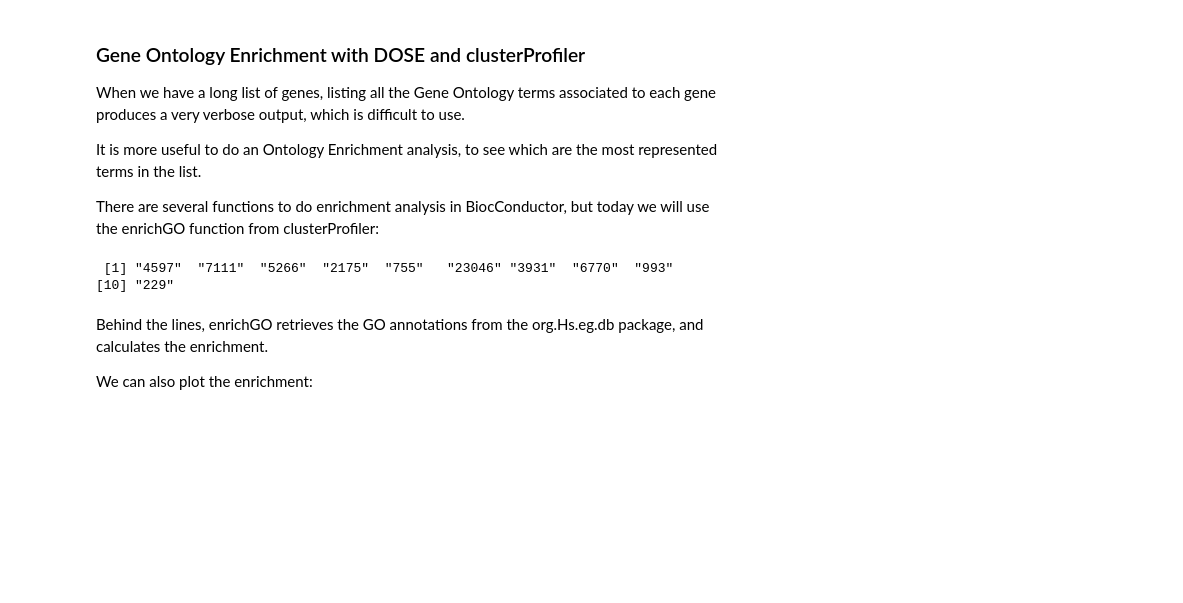
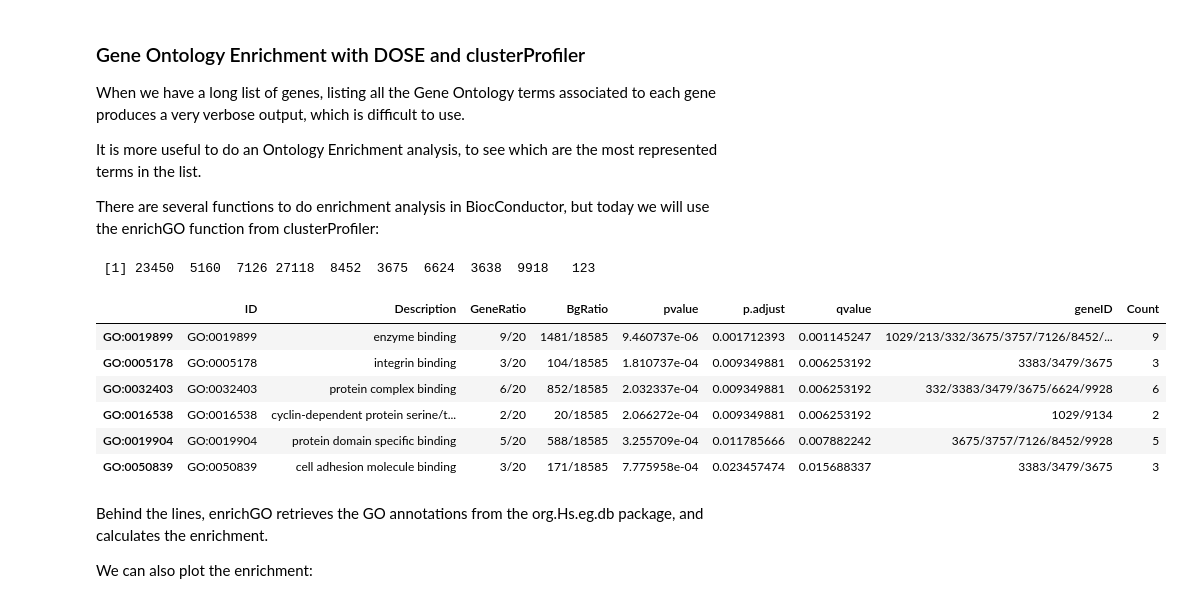
Before and after one commit to dalloliogm/belgrade_unix_intro, a Jupyter notebook: PEB Bioconductor workshop.ipynb, the cells around one changed output. Cells and saved outputs as stored; diff of their text form; code cells hidden in the pictures; blank space fills up the shorter version.

Commit message:
BIO: improved example set for GO and DO enrichment

```diff
--- a/PEB Bioconductor workshop.ipynb
+++ b/PEB Bioconductor workshop.ipynb
@@ -146,19 +146,26 @@ When we have a long list of genes, listing all the Gene Ontology terms associate
 It is more useful to do an Ontology Enrichment analysis, to see which are the most represented terms in the list.
 
 There are several functions to do enrichment analysis in BiocConductor, but today we will use the enrichGO function from clusterProfiler:
-# %%
-# The gcSample data contains a list of genes
-library(clusterProfiler)
-data(gcSample)
-mygenes = gcSample$X1
-print(mygenes[1:10])
-# %% [output]
- [1] "4597"  "7111"  "5266"  "2175"  "755"   "23046" "3931"  "6770"  "993"
-[10] "229"
+# %%
+library(clusterProfiler)
+library(DOSE)
+
+mygenes = c(23450, 5160, 7126, 27118, 8452, 3675, 6624, 3638, 9918, 123, 213, 3383,1869,890,1871,9134,9928,1029,3479,6573,3757,332)
+print(mygenes[1:10])
+# %% [output]
+ [1] 23450  5160  7126 27118  8452  3675  6624  3638  9918   123
 # %%
 # Let's calculate the enrichment
-myenrich = enrichGO(mygenes, "human", ont="MF", readable=T)
-summary(myenrich)
+myenrich = enrichGO(mygenes, "human", ont="MF", readable=F)
+head(summary(myenrich))
+# %% [output]
+|  | ID | Description | GeneRatio | BgRatio | pvalue | p.adjust | qvalue | geneID | Count |
+| GO:0019899 | GO:0019899 | enzyme binding | 9/20 | 1481/18585 | 9.460737e-06 | 0.001712393 | 0.001145247 | 1029/213/332/3675/3757/7126/8452/... | 9 |
+| GO:0005178 | GO:0005178 | integrin binding | 3/20 | 104/18585 | 1.810737e-04 | 0.009349881 | 0.006253192 | 3383/3479/3675 | 3 |
+| GO:0032403 | GO:0032403 | protein complex binding | 6/20 | 852/18585 | 2.032337e-04 | 0.009349881 | 0.006253192 | 332/3383/3479/3675/6624/9928 | 6 |
+| GO:0016538 | GO:0016538 | cyclin-dependent protein serine/t... | 2/20 | 20/18585 | 2.066272e-04 | 0.009349881 | 0.006253192 | 1029/9134 | 2 |
+| GO:0019904 | GO:0019904 | protein domain specific binding | 5/20 | 588/18585 | 3.255709e-04 | 0.011785666 | 0.007882242 | 3675/3757/7126/8452/9928 | 5 |
+| GO:0050839 | GO:0050839 | cell adhesion molecule binding | 3/20 | 171/18585 | 7.775958e-04 | 0.023457474 | 0.015688337 | 3383/3479/3675 | 3 |
 # %% [markdown]
 Behind the lines, enrichGO retrieves the GO annotations from the org.Hs.eg.db package, and calculates the enrichment.
 
```
Also changed, not shown: parts of 2 cells of this notebook.
